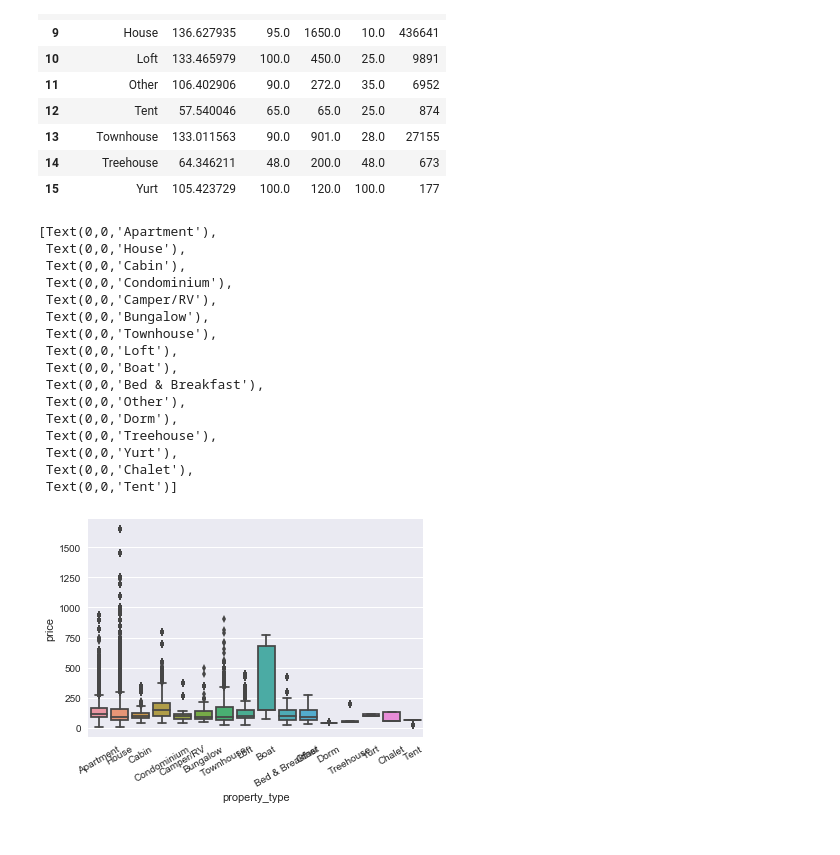
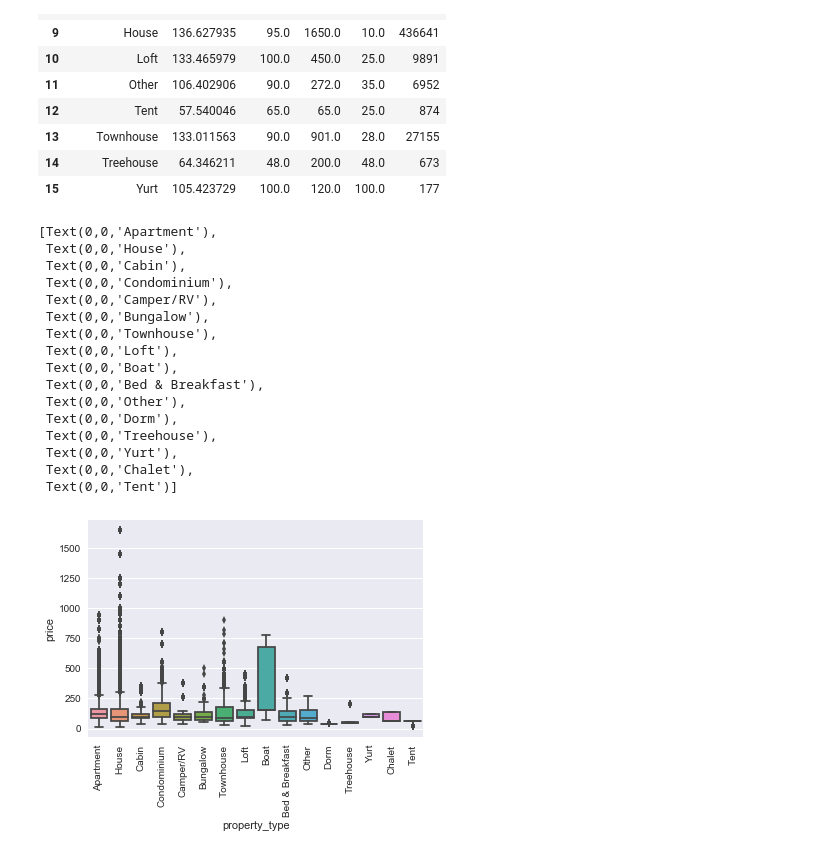
Before and after one commit to ShanshanJiang/Udacity_Project1, a Jupyter notebook: Project_1_Seattle.ipynb, the cells around one changed output. Saved outputs shown, nothing was run; the diff lists cells and outputs as text; code cells hidden in the pictures.

```diff
--- a/Project_1_Seattle.ipynb
+++ b/Project_1_Seattle.ipynb
@@ -306,25 +321,25 @@ house_stats
 # %%
 
 ax3 = sns.boxplot(x='property_type', y='price', data=df_house_interesting)
-ax3.set_xticklabels(ax.get_xticklabels(),rotation=30)
+ax3.set_xticklabels(ax.get_xticklabels(),rotation=90)
 # x = 'property_types'
 # plt.xticks(x, labels)
 # plt.xticks('property_type', labels, rotation='vertical')
 # %% [output]
 [Text(0,0,'Apartment'),
  Text(0,0,'House'),
  Text(0,0,'Cabin'),
  Text(0,0,'Condominium'),
  Text(0,0,'Camper/RV'),
  Text(0,0,'Bungalow'),
  Text(0,0,'Townhouse'),
  Text(0,0,'Loft'),
  Text(0,0,'Boat'),
  Text(0,0,'Bed & Breakfast'),
  Text(0,0,'Other'),
  Text(0,0,'Dorm'),
  Text(0,0,'Treehouse'),
  Text(0,0,'Yurt'),
  Text(0,0,'Chalet'),
  Text(0,0,'Tent')]
-[figure, old version]
+[figure, new version]
```
Also changed, not shown: parts of 4 cells of this notebook, 1 other file.
